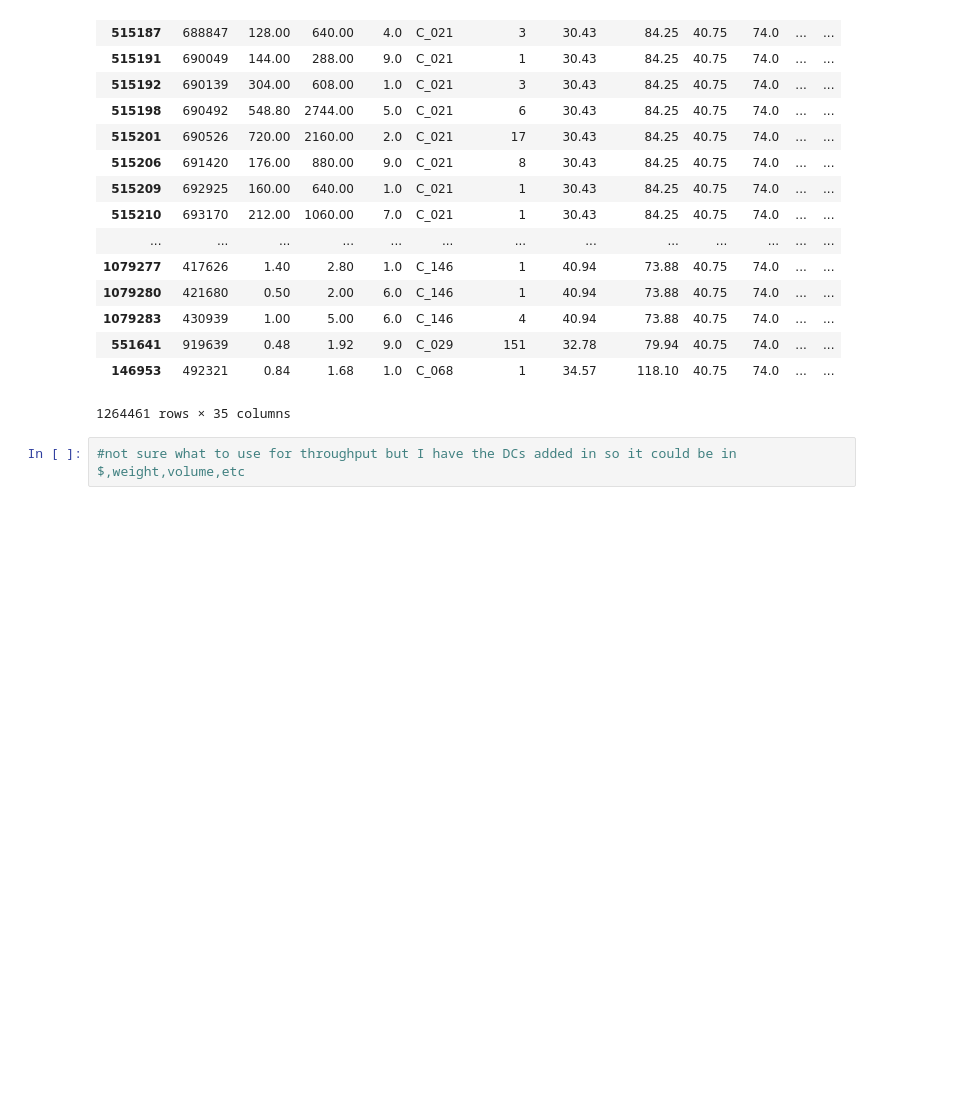
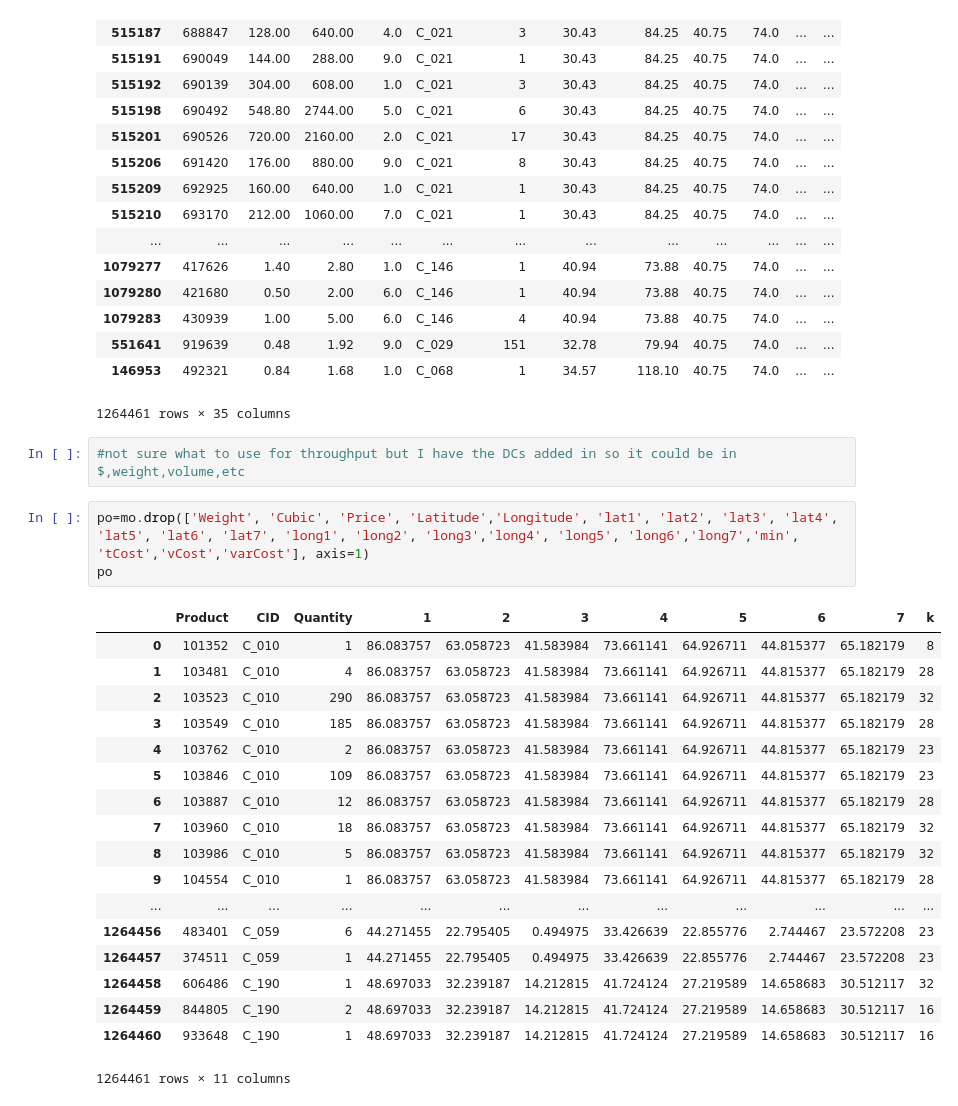
Before and after one commit to pszkilnyk/skittles, a Jupyter notebook: final.ipynb, the cells around one changed output. Drawn from its saved outputs; the diff is of its cells as text; blank space fills up the shorter version.

```diff
--- a/final.ipynb
+++ b/final.ipynb
@@ -578,3 +578,25 @@ pd.merge(mo, varCost, on='varCost').sort_values('k')
 1264461 rows × 35 columns
 # %%
 #not sure what to use for throughput but I have the DCs added in so it could be in $,weight,volume,etc
+# %%
+po=mo.drop(['Weight', 'Cubic', 'Price', 'Latitude','Longitude', 'lat1', 'lat2', 'lat3', 'lat4', 'lat5', 'lat6', 'lat7', 'long1', 'long2', 'long3','long4', 'long5', 'long6','long7','min', 'tCost','vCost','varCost'], axis=1)
+po
+# %% [output]
+|  | Product | CID | Quantity | 1 | 2 | 3 | 4 | 5 | 6 | 7 | k |
+| 0 | 101352 | C_010 | 1 | 86.083757 | 63.058723 | 41.583984 | 73.661141 | 64.926711 | 44.815377 | 65.182179 | 8 |
+| 1 | 103481 | C_010 | 4 | 86.083757 | 63.058723 | 41.583984 | 73.661141 | 64.926711 | 44.815377 | 65.182179 | 28 |
+| 2 | 103523 | C_010 | 290 | 86.083757 | 63.058723 | 41.583984 | 73.661141 | 64.926711 | 44.815377 | 65.182179 | 32 |
+| 3 | 103549 | C_010 | 185 | 86.083757 | 63.058723 | 41.583984 | 73.661141 | 64.926711 | 44.815377 | 65.182179 | 28 |
+| 4 | 103762 | C_010 | 2 | 86.083757 | 63.058723 | 41.583984 | 73.661141 | 64.926711 | 44.815377 | 65.182179 | 23 |
+| 5 | 103846 | C_010 | 109 | 86.083757 | 63.058723 | 41.583984 | 73.661141 | 64.926711 | 44.815377 | 65.182179 | 23 |
+| 6 | 103887 | C_010 | 12 | 86.083757 | 63.058723 | 41.583984 | 73.661141 | 64.926711 | 44.815377 | 65.182179 | 28 |
+| 7 | 103960 | C_010 | 18 | 86.083757 | 63.058723 | 41.583984 | 73.661141 | 64.926711 | 44.815377 | 65.182179 | 32 |
+| 8 | 103986 | C_010 | 5 | 86.083757 | 63.058723 | 41.583984 | 73.661141 | 64.926711 | 44.815377 | 65.182179 | 32 |
+| 9 | 104554 | C_010 | 1 | 86.083757 | 63.058723 | 41.583984 | 73.661141 | 64.926711 | 44.815377 | 65.182179 | 28 |
+| ... | ... | ... | ... | ... | ... | ... | ... | ... | ... | ... | ... |
+| 1264456 | 483401 | C_059 | 6 | 44.271455 | 22.795405 | 0.494975 | 33.426639 | 22.855776 | 2.744467 | 23.572208 | 23 |
+| 1264457 | 374511 | C_059 | 1 | 44.271455 | 22.795405 | 0.494975 | 33.426639 | 22.855776 | 2.744467 | 23.572208 | 23 |
+| 1264458 | 606486 | C_190 | 1 | 48.697033 | 32.239187 | 14.212815 | 41.724124 | 27.219589 | 14.658683 | 30.512117 | 32 |
+| 1264459 | 844805 | C_190 | 2 | 48.697033 | 32.239187 | 14.212815 | 41.724124 | 27.219589 | 14.658683 | 30.512117 | 16 |
+| 1264460 | 933648 | C_190 | 1 | 48.697033 | 32.239187 | 14.212815 | 41.724124 | 27.219589 | 14.658683 | 30.512117 | 16 |
+1264461 rows × 11 columns
```
Also changed, not shown: parts of 5 cells of this notebook.
